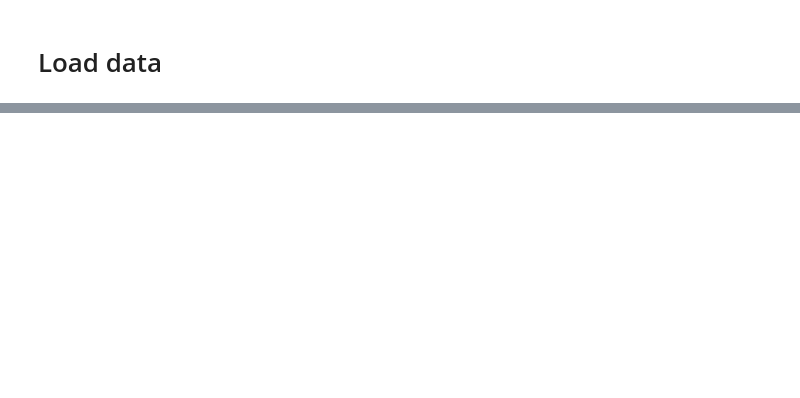
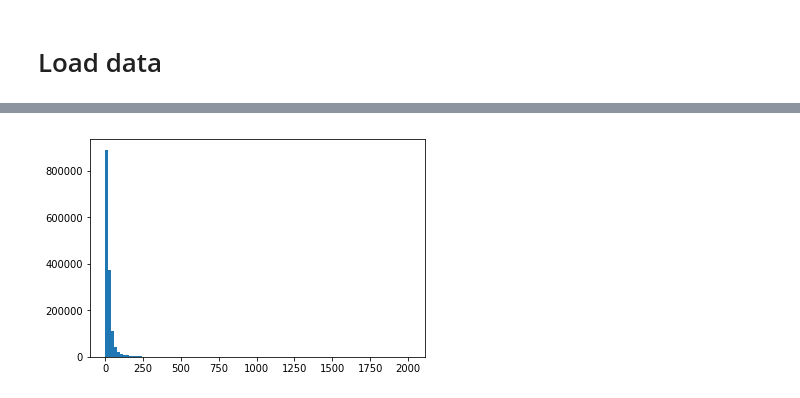
Before and after one commit to SoftServeSAG/retail_price_analytics, a Jupyter notebook: price_recommendation_text/data_preprocessing.ipynb, the cells around one changed output, grey strips where cells are left out. Cells and saved outputs as stored; diff of their text form; code cells hidden in the pictures; blank space fills up the shorter version.

```diff
--- a/price_recommendation_text/data_preprocessing.ipynb
+++ b/price_recommendation_text/data_preprocessing.ipynb
@@ -53,2 +85,9 @@ dtypes: int64(3), object(4)
 memory usage: 37.0+ MB
 (None, None)
+# %%
+# remove NA in item_description - 4 rows
+train.dropna(subset=['item_description'], inplace=True)
+# %%
+# fill NA in brand_name and category_name by 'missing'
+train.fillna(value='missing', axis=1, inplace=True)
+test.fillna(value='missing', axis=1, inplace=True)
@@ -55,5 +115,10 @@ memory usage: 37.0+ MB
 # %%
 #defite target and remove it from train data
 
 y_target = train.price
 train.drop(['price'], axis=1, inplace=True)
+
+plt.hist(y_target, bins=100)
+plt.show()
+# %% [output]
+[figure, added]
```
Also changed, not shown: parts of 21 cells of this notebook, 1 other file.
